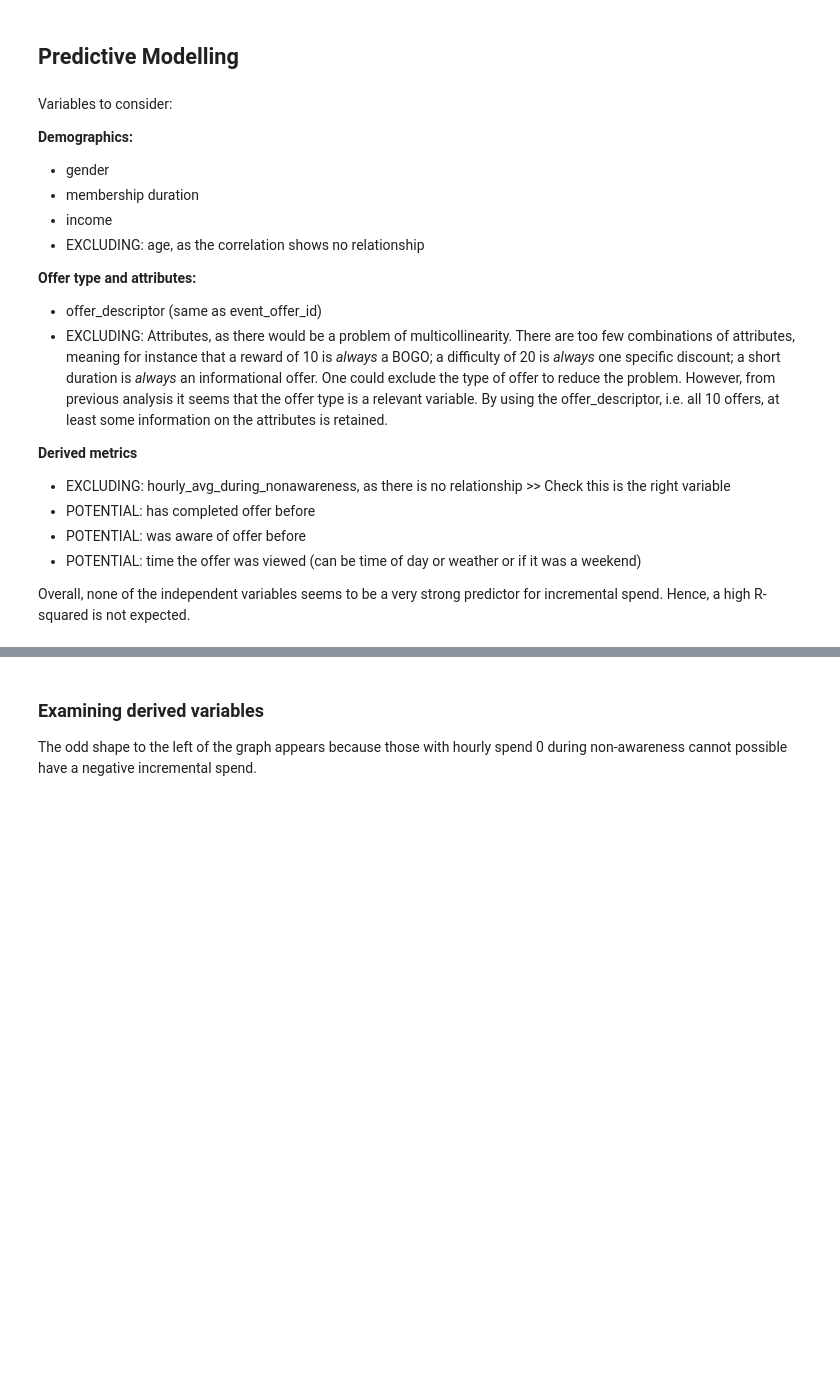
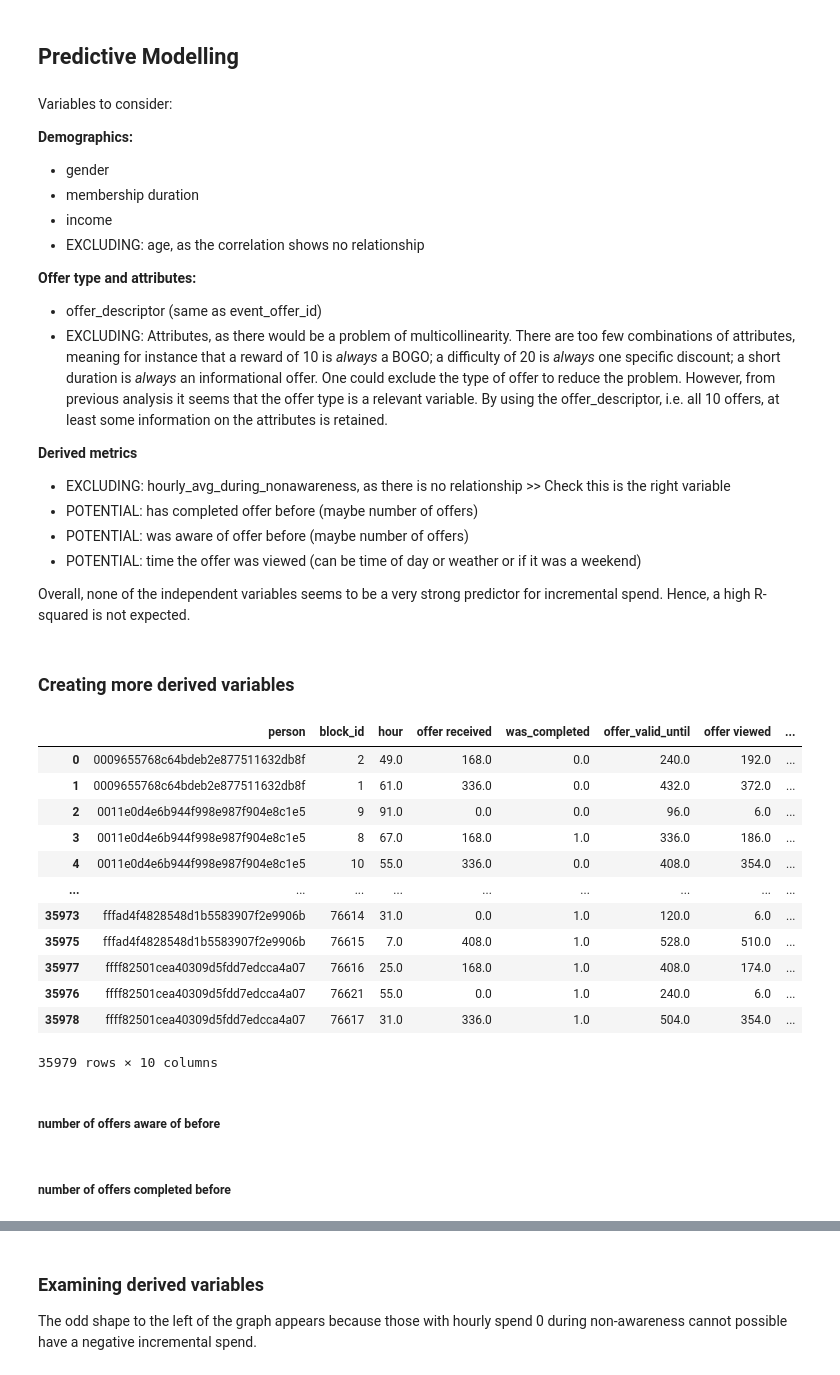
Before and after one commit to judithleao/capstone-project-starbucks, a Jupyter notebook: Starbucks-Analysis.ipynb, the cells around one changed output, grey strips where cells are left out. Drawn from its saved outputs; the diff is of its cells as text; code cells hidden in the pictures; blank space fills up the shorter version.

Commit message:
Created further derived variables as model inputs

```diff
--- a/Starbucks-Analysis.ipynb
+++ b/Starbucks-Analysis.ipynb
@@ -619,8 +619,29 @@ Variables to consider:
 
 **Derived metrics**
 * EXCLUDING: hourly_avg_during_nonawareness, as there is no relationship >> Check this is the right variable
-* POTENTIAL: has completed offer before
-* POTENTIAL: was aware of offer before
+* POTENTIAL: has completed offer before (maybe number of offers)
+* POTENTIAL: was aware of offer before (maybe number of offers)
 * POTENTIAL: time the offer was viewed (can be time of day or weather or if it was a weekend)
 
 Overall, none of the independent variables seems to be a very strong predictor for incremental spend. Hence, a high R-squared is not expected.
+# %% [markdown]
+### Creating more derived variables
+# %%
+# number of offers completed before
+analysis_df_t[['person','block_id','hour','offer received','was_completed','offer_valid_until','offer viewed','offer completed','offer_aware_of_before','offers_completed_before']].sort_values(by=['person'])
+# %% [output]
+|  | person | block_id | hour | offer received | was_completed | offer_valid_until | offer viewed | ... |
+| 0 | 0009655768c64bdeb2e877511632db8f | 2 | 49.0 | 168.0 | 0.0 | 240.0 | 192.0 | ... |
+| 1 | 0009655768c64bdeb2e877511632db8f | 1 | 61.0 | 336.0 | 0.0 | 432.0 | 372.0 | ... |
+| 2 | 0011e0d4e6b944f998e987f904e8c1e5 | 9 | 91.0 | 0.0 | 0.0 | 96.0 | 6.0 | ... |
+| 3 | 0011e0d4e6b944f998e987f904e8c1e5 | 8 | 67.0 | 168.0 | 1.0 | 336.0 | 186.0 | ... |
+| 4 | 0011e0d4e6b944f998e987f904e8c1e5 | 10 | 55.0 | 336.0 | 0.0 | 408.0 | 354.0 | ... |
+| ... | ... | ... | ... | ... | ... | ... | ... | ... |
+| 35973 | fffad4f4828548d1b5583907f2e9906b | 76614 | 31.0 | 0.0 | 1.0 | 120.0 | 6.0 | ... |
+| 35975 | fffad4f4828548d1b5583907f2e9906b | 76615 | 7.0 | 408.0 | 1.0 | 528.0 | 510.0 | ... |
+| 35977 | ffff82501cea40309d5fdd7edcca4a07 | 76616 | 25.0 | 168.0 | 1.0 | 408.0 | 174.0 | ... |
+| 35976 | ffff82501cea40309d5fdd7edcca4a07 | 76621 | 55.0 | 0.0 | 1.0 | 240.0 | 6.0 | ... |
+| 35978 | ffff82501cea40309d5fdd7edcca4a07 | 76617 | 31.0 | 336.0 | 1.0 | 504.0 | 354.0 | ... |
+35979 rows × 10 columns
+# %% [markdown]
+##### number of offers aware of before
@@ -626,0 +652,2 @@ Overall, none of the independent variables seems to be a very strong predictor f
+# %% [markdown]
+##### number of offers completed before
```
Also changed, not shown: parts of 16 cells of this notebook.
